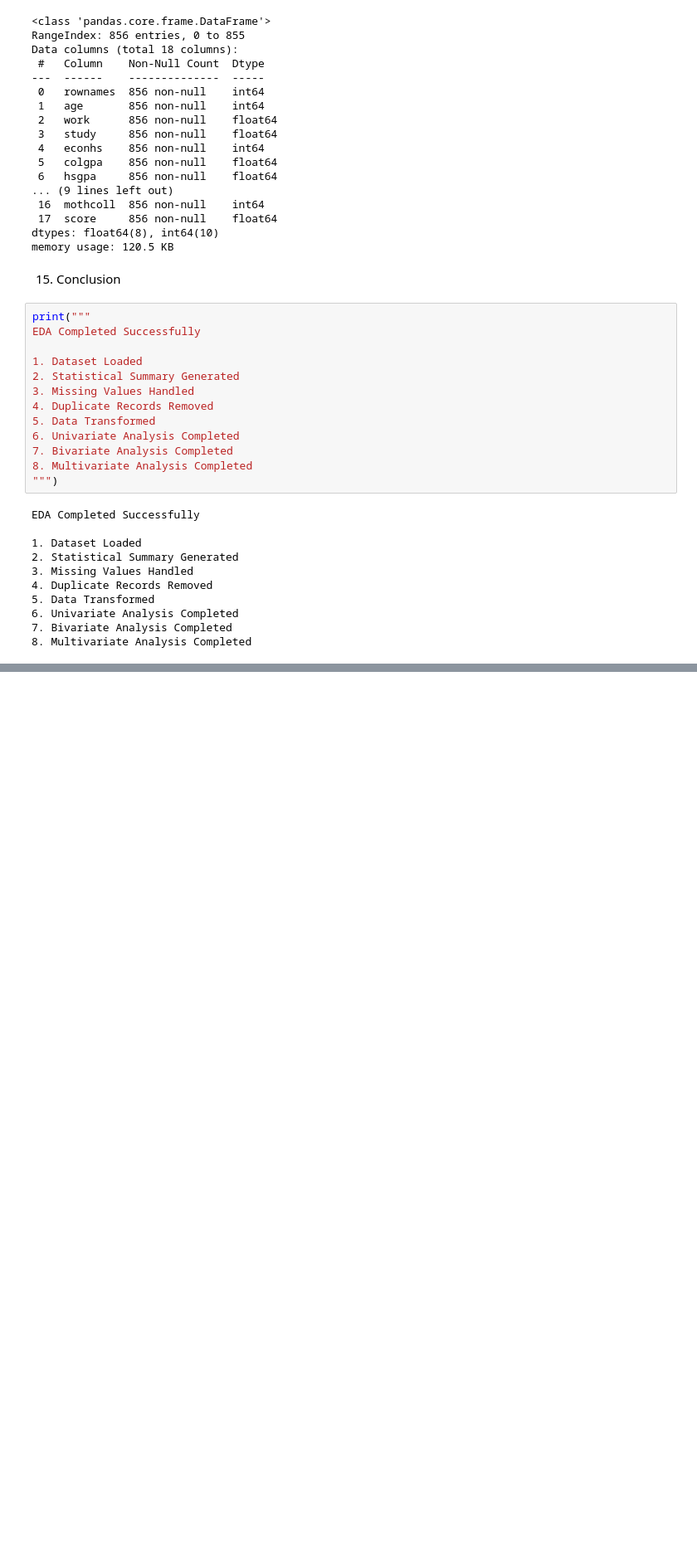
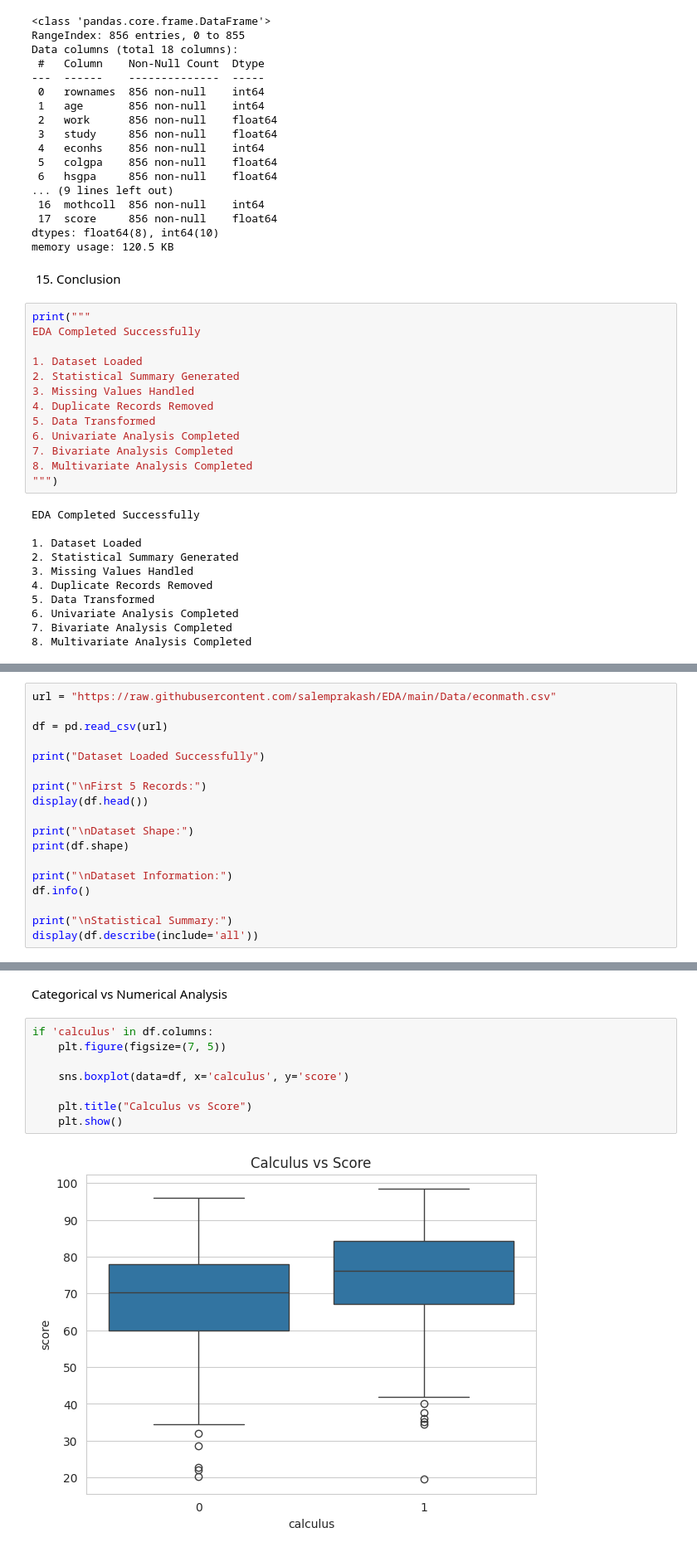
Before and after one commit to krishdesai6009/krish-desai, a Jupyter notebook: 23BDS0266.ipynb, the cells around one changed output, grey strips where cells are left out. Shown at 83% size. Drawn from its saved outputs; the diff is of its cells as text; blank space fills up the shorter version.

```diff
--- a/23BDS0266.ipynb
+++ b/23BDS0266.ipynb
@@ -335,0 +356,18 @@ EDA Completed Successfully
+# %%
+url = "https://raw.githubusercontent.com/salemprakash/EDA/main/Data/econmath.csv"
+
+df = pd.read_csv(url)
+
+print("Dataset Loaded Successfully")
+
+print("\nFirst 5 Records:")
+display(df.head())
+
+print("\nDataset Shape:")
+print(df.shape)
+
+print("\nDataset Information:")
+df.info()
+
+print("\nStatistical Summary:")
+display(df.describe(include='all'))
@@ -335,0 +658,12 @@ EDA Completed Successfully
+# %% [markdown]
+Categorical vs Numerical Analysis
+# %%
+if 'calculus' in df.columns:
+    plt.figure(figsize=(7, 5))
+
+    sns.boxplot(data=df, x='calculus', y='score')
+
+    plt.title("Calculus vs Score")
+    plt.show()
+# %% [output]
+[figure, added]
```
Also changed, not shown: parts of 78 cells of this notebook.
